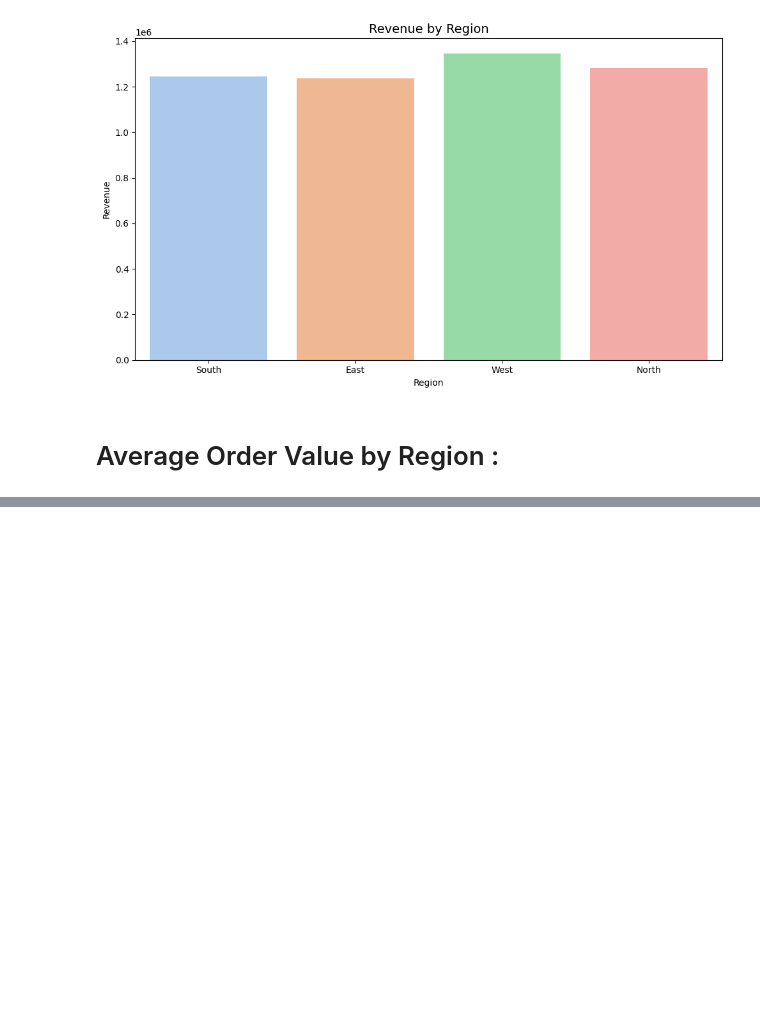
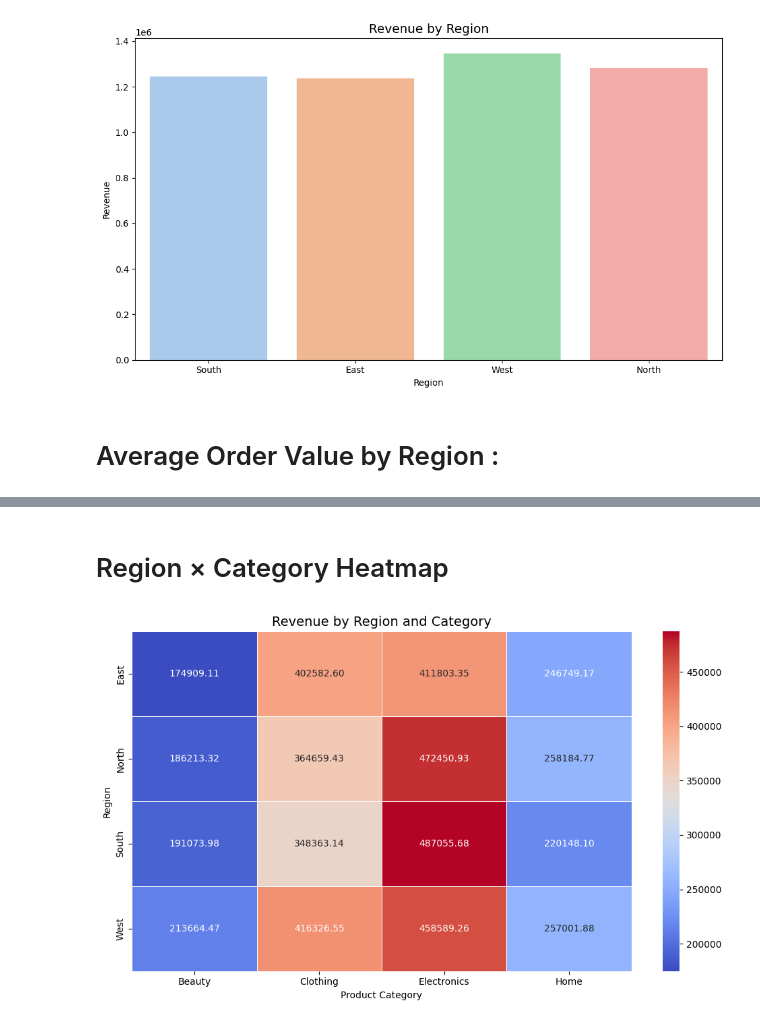
Before and after one commit to naitik-patidar/E-commerce-Sales-Analysis, a Jupyter notebook: notebook/12_visualization_dashboard.ipynb, the cells around one changed output, grey strips where cells are left out. Saved outputs shown, nothing was run; the diff lists cells and outputs as text; code cells hidden in the pictures; blank space fills up the shorter version.

```diff
--- a/notebook/12_visualization_dashboard.ipynb
+++ b/notebook/12_visualization_dashboard.ipynb
@@ -91,0 +131,30 @@ Passing `palette` without assigning `hue` is deprecated and will be removed in v
+# %% [markdown]
+# Region × Category Heatmap
+# %%
+plt.figure(figsize=(10, 6))
+
+# 1. Create a 2D pivot table (e.g., total Revenue by Region and Product Category)
+heatmap_data = df.pivot_table(
+    index="region",
+    columns="product_category",
+    values="revenue",
+    aggfunc="sum"
+)
+
+# 2. Plot the heatmap
+sns.heatmap(
+    heatmap_data,
+    annot=True,
+    cmap="coolwarm",
+    linewidths=0.5,
+    fmt=".2f"
+)
+
+plt.title("Revenue by Region and Category", fontsize=14)
+plt.xlabel("Product Category")
+plt.ylabel("Region")
+
+plt.tight_layout()
+plt.show()
+# %% [output]
+[figure, added]
```
Also changed, not shown: parts of 11 cells of this notebook.
